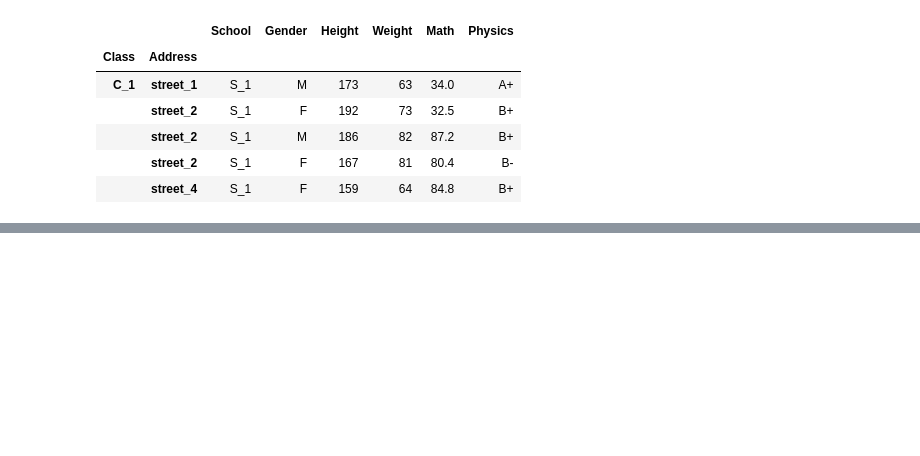
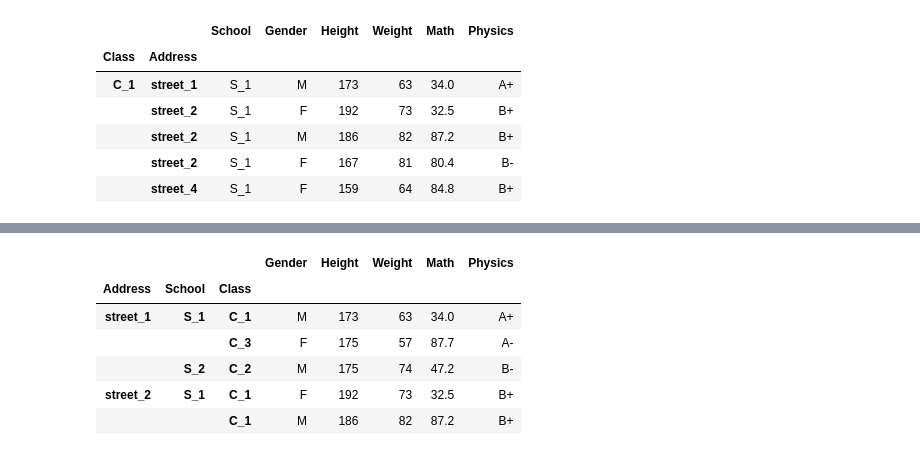
Before and after one commit to macnversion/python3, a Jupyter notebook: python3_books/pandas学习/pandas基础.ipynb, the cells around one changed output, grey strips where cells are left out. Drawn from its saved outputs; the diff is of its cells as text; code cells hidden in the pictures; blank space fills up the shorter version.

```diff
--- a/python3_books/pandas学习/pandas基础.ipynb
+++ b/python3_books/pandas学习/pandas基础.ipynb
@@ -567,0 +623,10 @@ df_using_mul.head()
+# %%
+df_muls.reorder_levels([2,0,1], axis=0).sort_index().head()
+# %% [output]
+|  |  |  | Gender | Height | Weight | Math | Physics |
+| Address | School | Class |  |  |  |  |  |
+| street_1 | S_1 | C_1 | M | 173 | 63 | 34.0 | A+ |
+|  |  | C_3 | F | 175 | 57 | 87.7 | A- |
+|  | S_2 | C_2 | M | 175 | 74 | 47.2 | B- |
+| street_2 | S_1 | C_1 | F | 192 | 73 | 32.5 | B+ |
+|  |  | C_1 | M | 186 | 82 | 87.2 | B+ |
```
Also changed, not shown: parts of 8 cells of this notebook.
